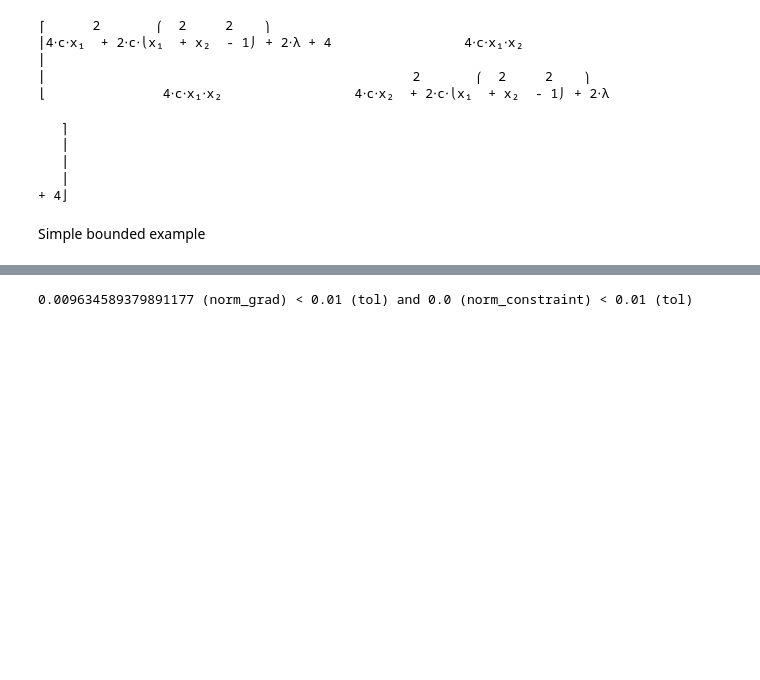
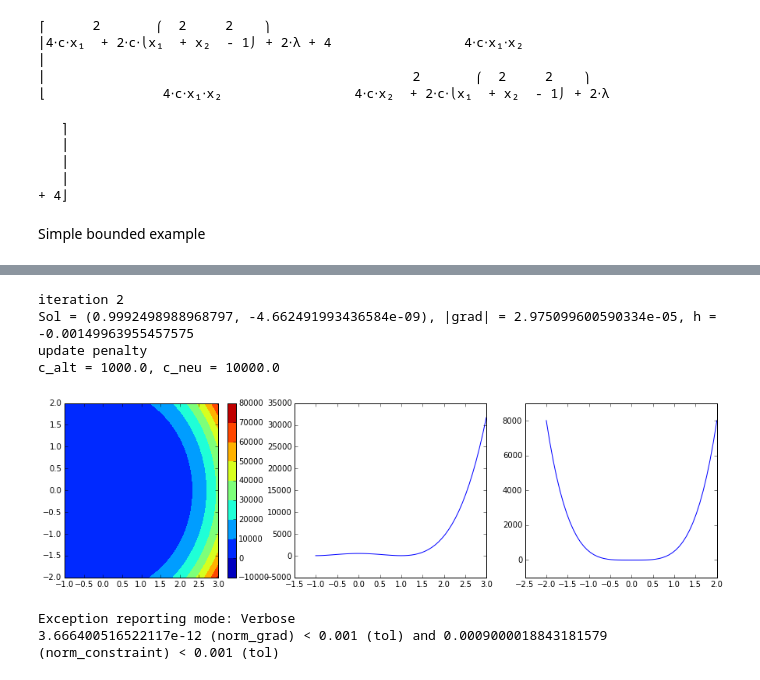
Before and after one commit to ContactEngineering/ContactMechanics, a Jupyter notebook: helpers/Testing_augmented_Lagrangian.ipynb, the cells around one changed output, grey strips where cells are left out. Cells and saved outputs as stored; diff of their text form; code cells hidden in the pictures; blank space fills up the shorter version.

```diff
--- a/helpers/Testing_augmented_Lagrangian.ipynb
+++ b/helpers/Testing_augmented_Lagrangian.ipynb
@@ -736,44 +1274,67 @@ Simple bounded example
+# %%
+print("iteration 2")
+x0, y0 , gradh, hval = iteration(x0, y0, c0, lam0)
+normgrad = np.sqrt(float(gradh[0])**2 + float(gradh[1])**2)
+print("Sol = ({}, {}), |grad| = {}, h = {}".format(x0, y0, normgrad, hval))
+print('update penalty')
+print("c_alt = {}, c_neu = {}".format(c0, c0 *10))
+c0 *= 10
+# %% [output]
+iteration 2
+Sol = (0.9992498988968797, -4.662491993436584e-09), |grad| = 2.975099600590334e-05, h = -0.00149963955457575
+update penalty
+c_alt = 1000.0, c_neu = 10000.0
+[figure, added]
 # %%
-
-x0=np.array(([0], [1]))
 slope = -1.
 sQ = np.matrix([[0, 0], [0, 0.]])
 b = np.matrix([[slope, 0]]).T
 c = 0.
 def sfun(x):
-    return float(.5*x.T*sQ*x + x.T*b + c)
+    #return float(.5*x.T*sQ*x + x.T*b + c)
+    return float(slope*x[0, 0])
 def sjac(x):
-    return sQ*x + b
+    #return sQ*x + b
+    return np.matrix([[slope], [0.]])
 def shess(x):
-    return sQ
-shQ = np.matrix([[0, 0], [0, 2.]])
+    #return sQ
+    return np.matrix([[0., 0.], [0., 0.]])
+shQ = np.matrix([[0., 0], [0, 2.]])
 shb = np.matrix([[1., 0]]).T
 shc = -1.
 
 def shfun(x):
-    return float(.5*x.T*shQ*x + x.T*shb + shc)
+    #return np.matrix([[float(.5*x.T*shQ*x + x.T*shb + shc)]])
+    return np.matrix([[shc + x[0, 0] + abs(x[1, 0])]])
 def shjac(x):
-    return (shQ*x + shb).T
+    #return (shQ*x + shb).T
+    return np.matrix([[1., x[1, 0]]])
 def shhess(x):
-    return shQ
-tol = .01
+    # return shQ
+    return np.matrix([[0., 0.], [0., 1.]])
+
+tol = 1e-3
 maxiter=1000
-result = scipy.optimize.minimize(fun, x0, jac=jac,
-                                 hess=hess,
-       	                         constraints={'type':'eq','fun':constraint},
+x0=np.array(([1.2], [0]))
+%xmode verbose
+multiplier0 = np.matrix([[0.]])
+result = scipy.optimize.minimize(sfun, x0, jac=sjac,
+                                 hess=shess,
+       	                         constraints={'type':'eq','fun':shfun},
 	                             method=augmented_lagrangian, tol=tol,
 	                             options={'multiplier0': multiplier0,
                                           'store_iterates': 'iterate',
                                           'min_method':newton_linesearch,
                                           'maxiter':maxiter,
                                           'outer_maxiter':maxiter,
-                                          'constraints_jac': constraint_jac,
-                                          'constraints_hess': constraint_hess,
+                                          'constraints_jac': shjac,
+                                          'constraints_hess': shhess,
                                           'linesearch_maxiter':20,
                                           'penalty0':10})
 print(result.message)
 # %% [output]
-0.009634589379891177 (norm_grad) < 0.01 (tol) and 0.0 (norm_constraint) < 0.01 (tol)
+Exception reporting mode: Verbose
+3.666400516522117e-12 (norm_grad) < 0.001 (tol) and 0.0009000018843181579 (norm_constraint) < 0.001 (tol)
 # %%
 print(result.success)
 print(result.message)
```
Also changed, not shown: parts of 16 cells of this notebook.
